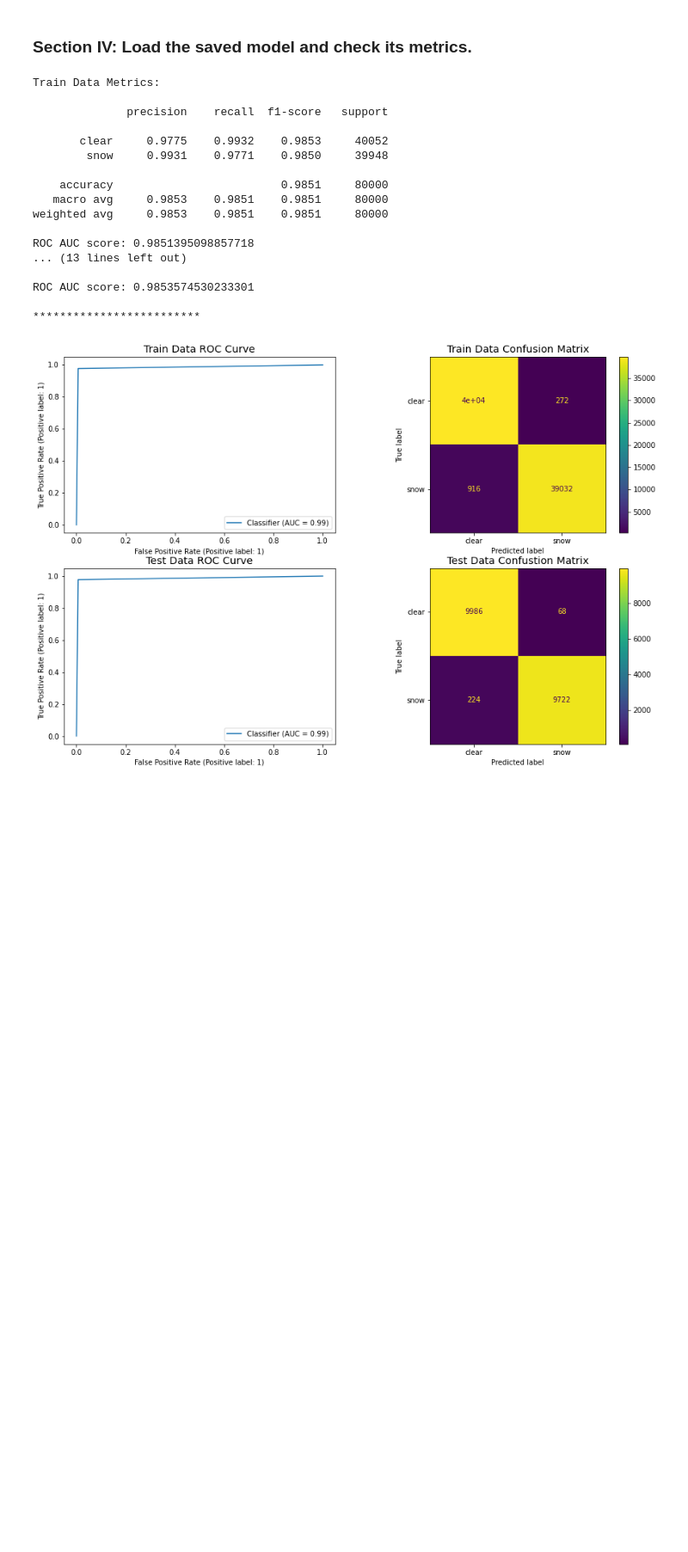
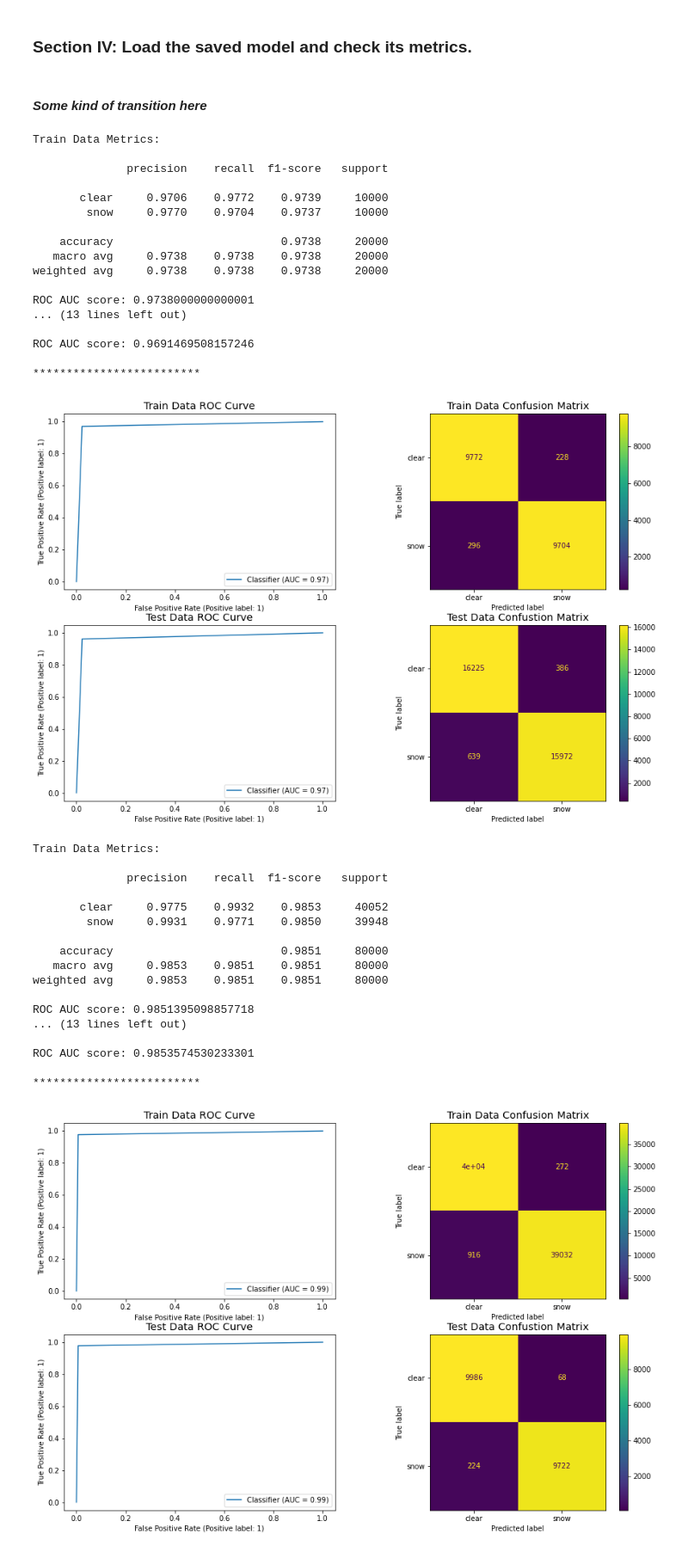
Before and after one commit to MarkCHarris/ga-capstone-snow-vision, a Jupyter notebook: code/part1_snowdetect_firstfit.ipynb, the cells around one changed output. Shown at 86% size. Drawn from its saved outputs; the diff is of its cells as text; code cells hidden in the pictures; blank space fills up the shorter version.

```diff
--- a/code/part1_snowdetect_firstfit.ipynb
+++ b/code/part1_snowdetect_firstfit.ipynb
@@ -285,6 +245,43 @@ new_history_dict = json.load(open(f'../saved_models/{load_model_name}_hist', 'r'
 # %%
-train_pred_df = pd.read_csv(f'../saved_models/{load_model_name}_train.csv')
-val_pred_df = pd.read_csv(f'../saved_models/{load_model_name}_val.csv')
+train_pred_df = pd.read_csv(f'../saved_models/{load_model_name}/train_preds.csv')
+val_pred_df = pd.read_csv(f'../saved_models/{load_model_name}/val_preds.csv')
+test_small_pred_df = pd.read_csv(f'../saved_models/{load_model_name}/test_small_preds.csv')
+test_medium_pred_df = pd.read_csv(f'../saved_models/{load_model_name}/test_medium_preds.csv')
+test_large_pred_df = pd.read_csv(f'../saved_models/{load_model_name}/test_large_preds.csv')
+# %% [markdown]
+#### *Some kind of transition here* ####
+# %%
+# This function assigns a given number to either 0 or 1 according to a given cutoff.
+def binarize_class(in_num, cutoff):
+    if in_num < cutoff:
+        return 0
+    else:
+        return 1
+# %%
+train_pred_df['pred_bin'] = train_pred_df['pred'].apply(binarize_class, args=(0.5,))
+# %%
+test_small_pred_df['pred_bin'] = test_small_pred_df['pred'].apply(binarize_class, args=(0.5,))
+# %%
+mts.check_metrics(train_pred_df['pred_bin'], test_small_pred_df['pred_bin'], train_pred_df['true'], test_small_pred_df['true'], 'clear', 'snow')
+# %% [output]
+Train Data Metrics:
+
+              precision    recall  f1-score   support
+
+       clear     0.9706    0.9772    0.9739     10000
+        snow     0.9770    0.9704    0.9737     10000
+
+    accuracy                         0.9738     20000
+   macro avg     0.9738    0.9738    0.9738     20000
+weighted avg     0.9738    0.9738    0.9738     20000
+
+ROC AUC score: 0.9738000000000001
+... (13 lines left out)
+
+ROC AUC score: 0.9691469508157246
+
+*************************
+[figure, added]
 # %%
 mts.check_metrics(train_pred_df['pred'], val_pred_df['pred'], train_pred_df['true'], val_pred_df['true'], 'clear', 'snow')
 # %% [output]
```
Also changed, not shown: parts of 27 cells of this notebook, 37 other files.
